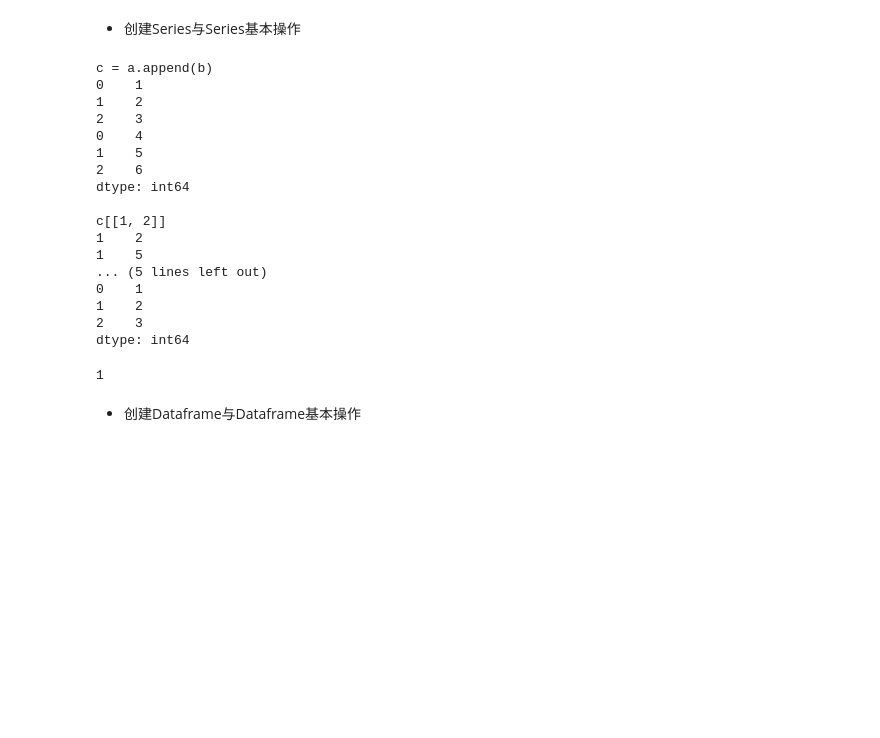
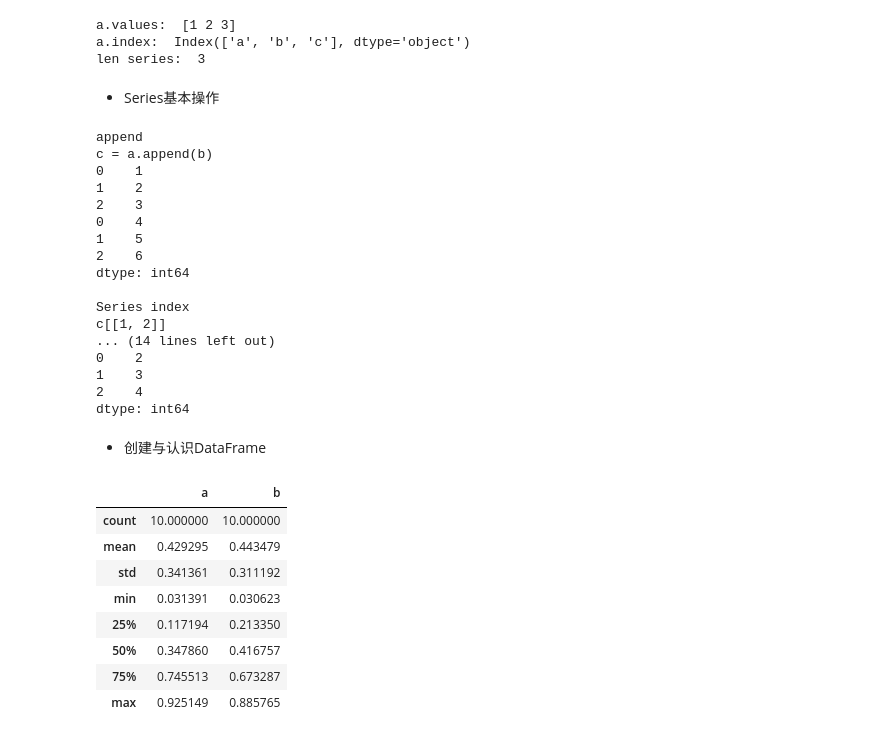
Before and after one commit to Quan-y/AIPND, a Jupyter notebook: P2/02_pandas.ipynb, the cells around one changed output. Cells and saved outputs as stored; diff of their text form; code cells hidden in the pictures; blank space fills up the shorter version.

```diff
--- a/P2/02_pandas.ipynb
+++ b/P2/02_pandas.ipynb
@@ -16,10 +25,21 @@ import numpy as np
+# %%
+# 1. create series
+a = pd.Series([1, 2, 3], index = ['a', 'b', 'c'])
+# 2. get values
+print('a.values: ',a.values)
+# 3. get index
+print('a.index: ', a.index)
+# 4. length
+print('len series: ', len(a))
+# %% [output]
+a.values:  [1 2 3]
+a.index:  Index(['a', 'b', 'c'], dtype='object')
+len series:  3
 # %% [markdown]
-* 创建Series与Series基本操作
+* Series基本操作
 # %%
-# Series
-pd.Series([1, 2, 3], index = ['a', 'b', 'c'])
-
-# Series merge
+# 2. Series merge
+print('append')
 a = pd.Series([1, 2, 3])
 b = pd.Series([4, 5, 6])
 c = a.append(b)
@@ -27,7 +47,8 @@ print('c = a.append(b)')
 print(c)
 print()
 
-# Series index
+# 1. Series index
+print('Series index')
 print('c[[1, 2]]',)
 print(c[[1, 2]])
 print()
@@ -35,7 +56,8 @@ print('c[:3]')
 print(c[:3])
 print()
 
-# Series operator
+# 3. Series operator
+print('operator')
 a.add(b)
 a.sub(b)
 a.mul(b)
@@ -44,7 +66,12 @@ a.median()
 a.sum()
 a.max()
 a.min()
+
+# 4. series.map
+print('map')
+print(a.map(lambda x: x+1))
 # %% [output]
+append
 c = a.append(b)
 0    1
 1    2
@@ -54,14 +81,38 @@ c = a.append(b)
 2    6
 dtype: int64
 
+Series index
 c[[1, 2]]
-1    2
-1    5
-... (5 lines left out)
-0    1
-1    2
-2    3
+... (14 lines left out)
+0    2
+1    3
+2    4
 dtype: int64
-1
 # %% [markdown]
-* 创建Dataframe与Dataframe基本操作
+* 创建与认识DataFrame
+# %%
+# 1. 创建dataframe
+data = pd.DataFrame({'a': np.random.rand(10), 'b': np.random.rand(10)})
+# 2. 类型
+data.dtypes
+# 3. 展示头尾3行
+data.head(3)
+data.tail(3)
+# 4. index
+data.index
+# 5. 列名字
+data.columns
+# 6. 值
+data.values
+# 7. 描述
+data.describe()
+# %% [output]
+|  | a | b |
+| count | 10.000000 | 10.000000 |
+| mean | 0.429295 | 0.443479 |
+| std | 0.341361 | 0.311192 |
+| min | 0.031391 | 0.030623 |
+| 25% | 0.117194 | 0.213350 |
+| 50% | 0.347860 | 0.416757 |
+| 75% | 0.745513 | 0.673287 |
+| max | 0.925149 | 0.885765 |
```
Also changed, not shown: parts of 24 cells of this notebook.
